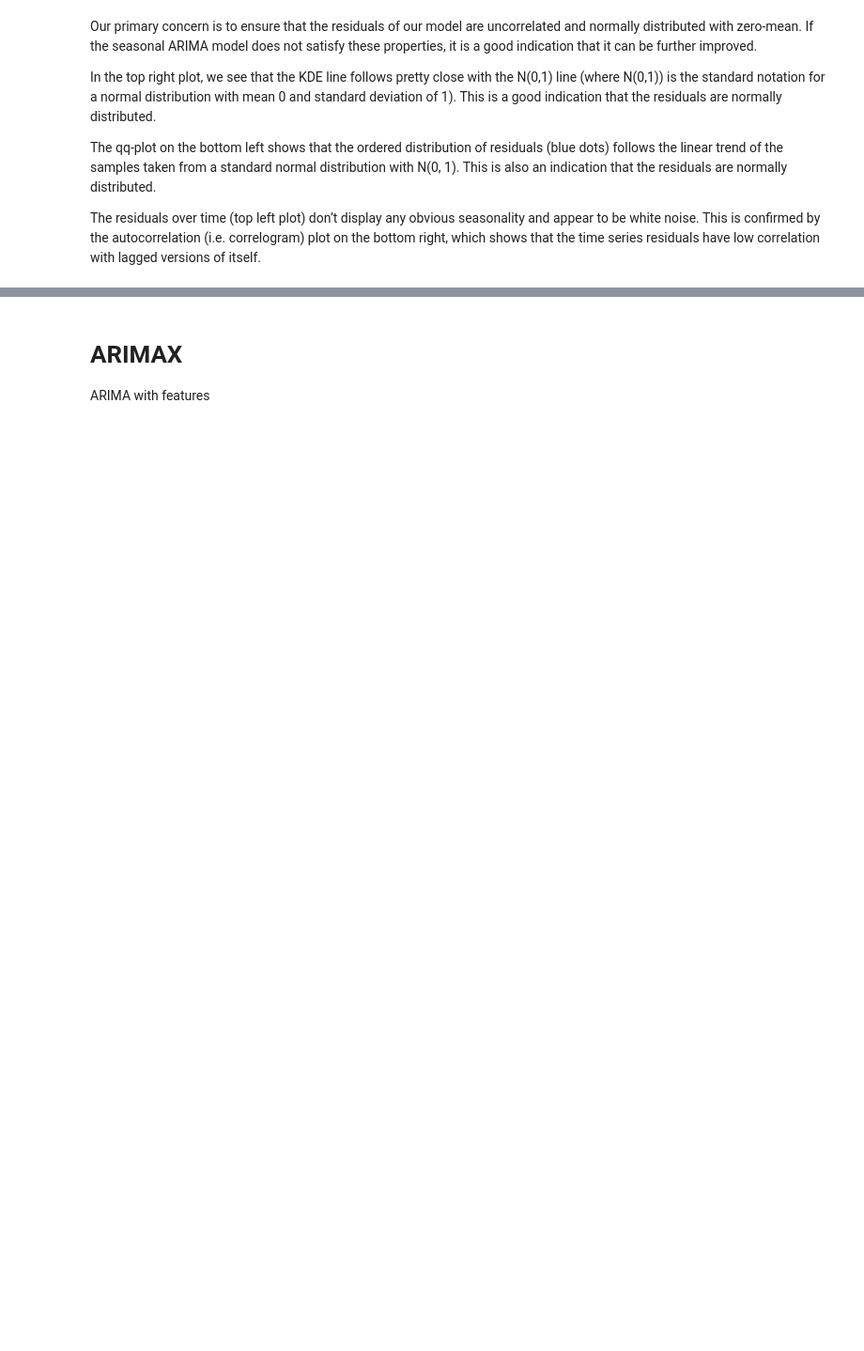
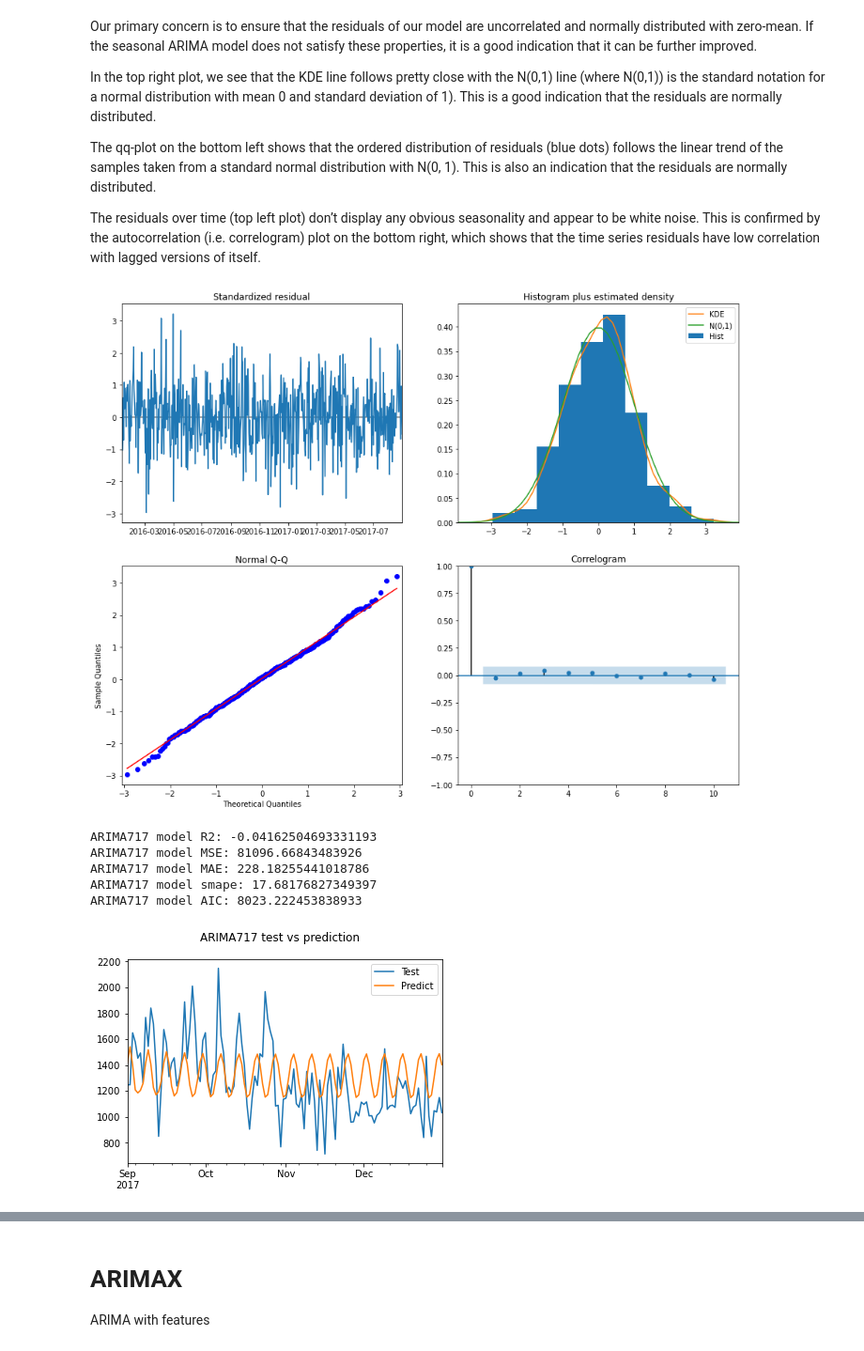
Before and after one commit to tc18fwd/SpringBoard, a Jupyter notebook: Capstone Two/Capstone 2 modeling.ipynb, the cells around one changed output, grey strips where cells are left out. Shown at 94% size. Saved outputs shown, nothing was run; the diff lists cells and outputs as text; code cells hidden in the pictures; blank space fills up the shorter version.

```diff
--- a/Capstone Two/Capstone 2 modeling.ipynb
+++ b/Capstone Two/Capstone 2 modeling.ipynb
@@ -180,0 +223,10 @@ plt.show()
+# %%
+ARIMA101(7,1,7) #lowest AIC from grid search with p=6-7, d=0-1, q=0-8
+# %% [output]
+[figure, added]
+ARIMA717 model R2: -0.04162504693331193
+ARIMA717 model MSE: 81096.66843483926
+ARIMA717 model MAE: 228.18255441018786
+ARIMA717 model smape: 17.68176827349397
+ARIMA717 model AIC: 8023.222453838933
+[figure, added]
```
Also changed, not shown: parts of 46 cells of this notebook, 23 other files.
